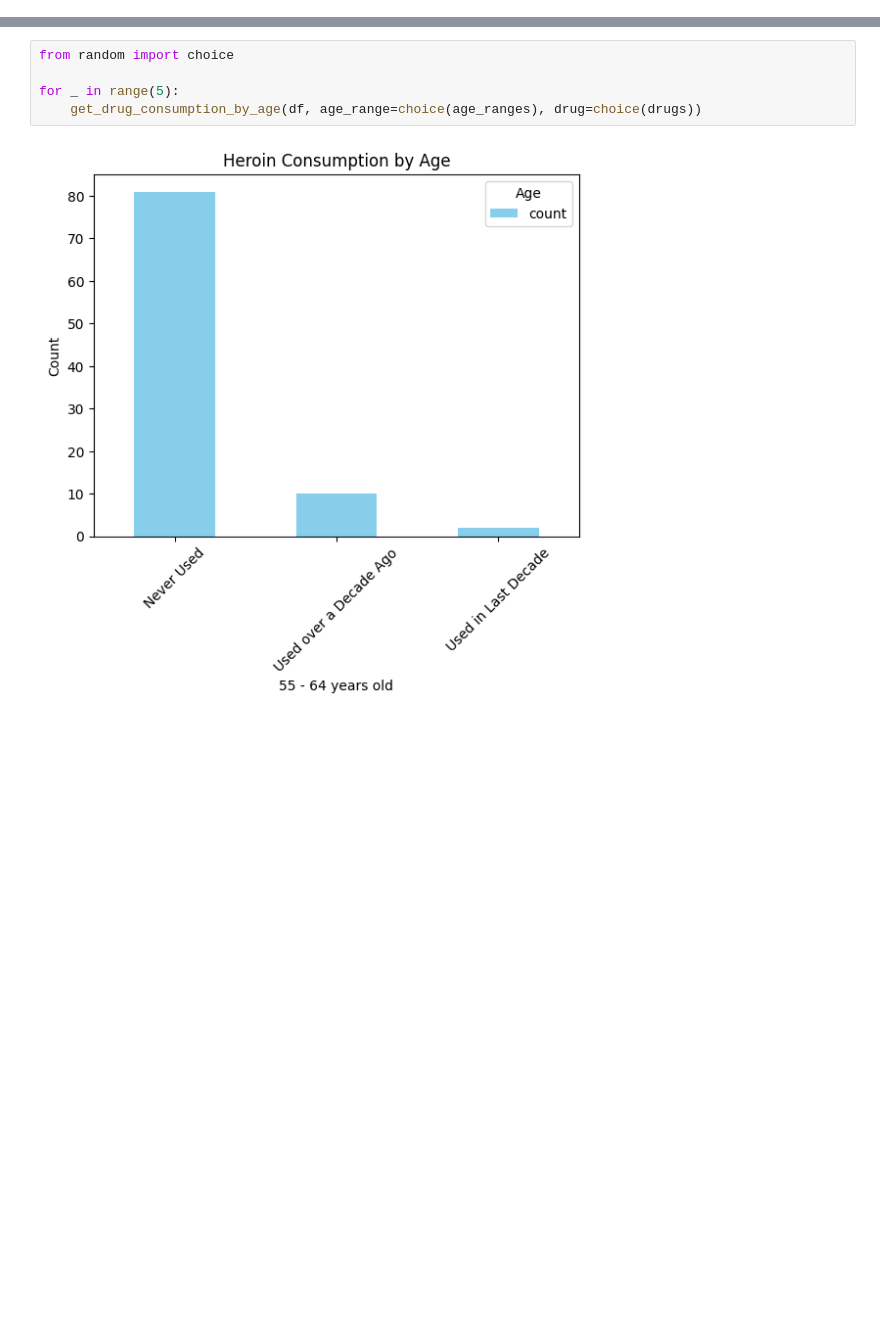
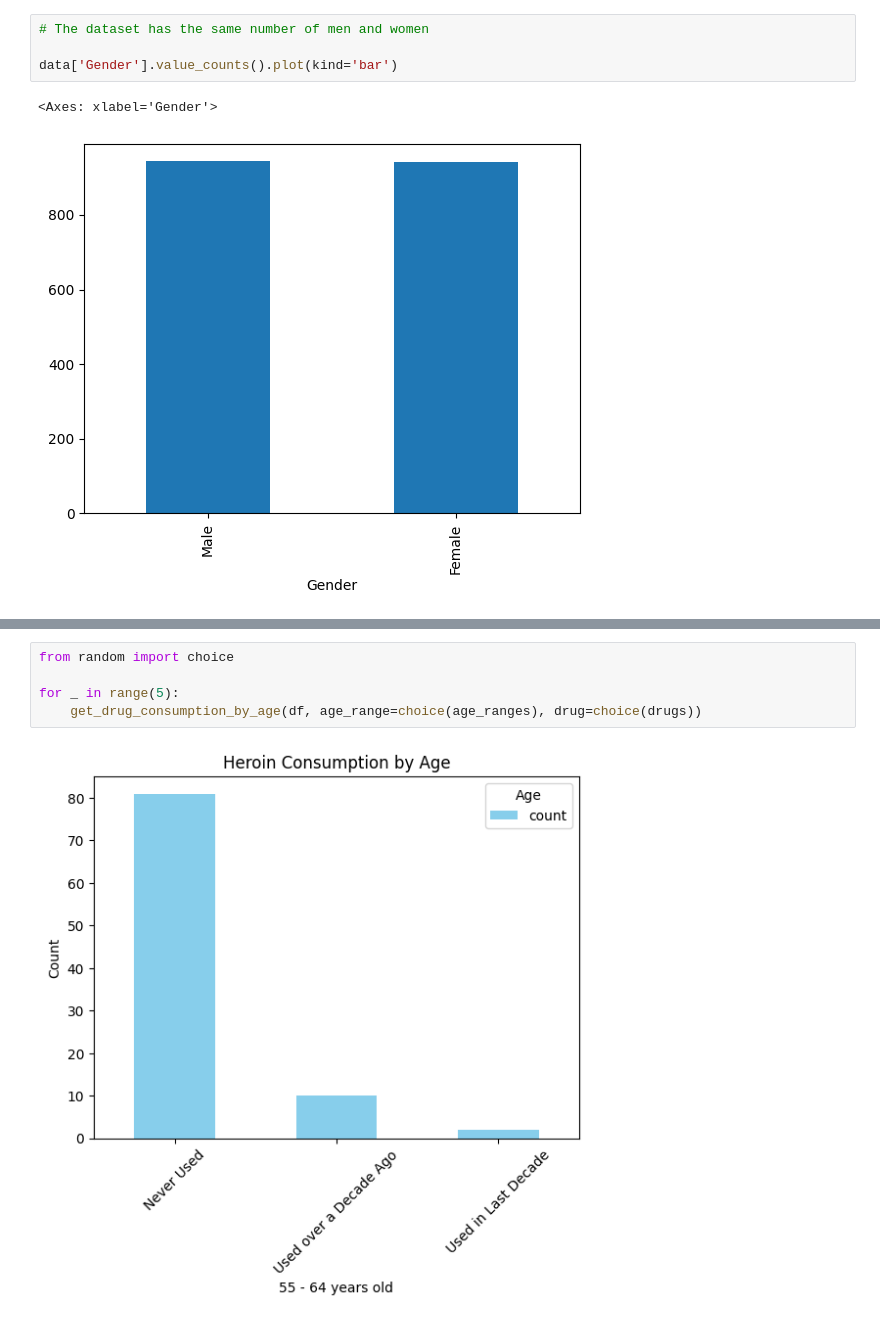
Before and after one commit to Rayanworkout/First-Steps-into-ML, a Jupyter notebook: training/drug_consumption_by_age.ipynb, the cells around one changed output, grey strips where cells are left out. Drawn from its saved outputs; the diff is of its cells as text; blank space fills up the shorter version.

```diff
--- a/training.ipynb
+++ b/training/drug_consumption_by_age.ipynb
@@ -24,5 +23,12 @@ data.head()
 | 3 | 4 | 18-24 | Female | Masters Degree | UK | White | -0.14882 | -0.80615 | -0.01928 | 0.59042 | ... | ... |
 | 4 | 5 | 35 - 44 | Female | Doctorate Degree | UK | White | 0.73545 | -1.63340 | -0.45174 | -0.30172 | ... | ... |
 5 rows × 32 columns
+# %%
+# The dataset has the same number of men and women
+
+data['Gender'].value_counts().plot(kind='bar')
+# %% [output]
+<Axes: xlabel='Gender'>
+[figure, added]
 # %%
 drugs = ['Alcohol', 'Amphet', 'Amyl', 'Benzos', 'Caff', 'Cannabis', 'Choc', 'Coke', 'Crack', 'Ecstasy', 'Heroin', 'Ketamine', 'Legalh', 'LSD', 'Meth', 'Mushrooms', 'Nicotine', 'Semer', 'VSA']
```
Also changed, not shown: parts of 4 cells of this notebook, 4 other files.
